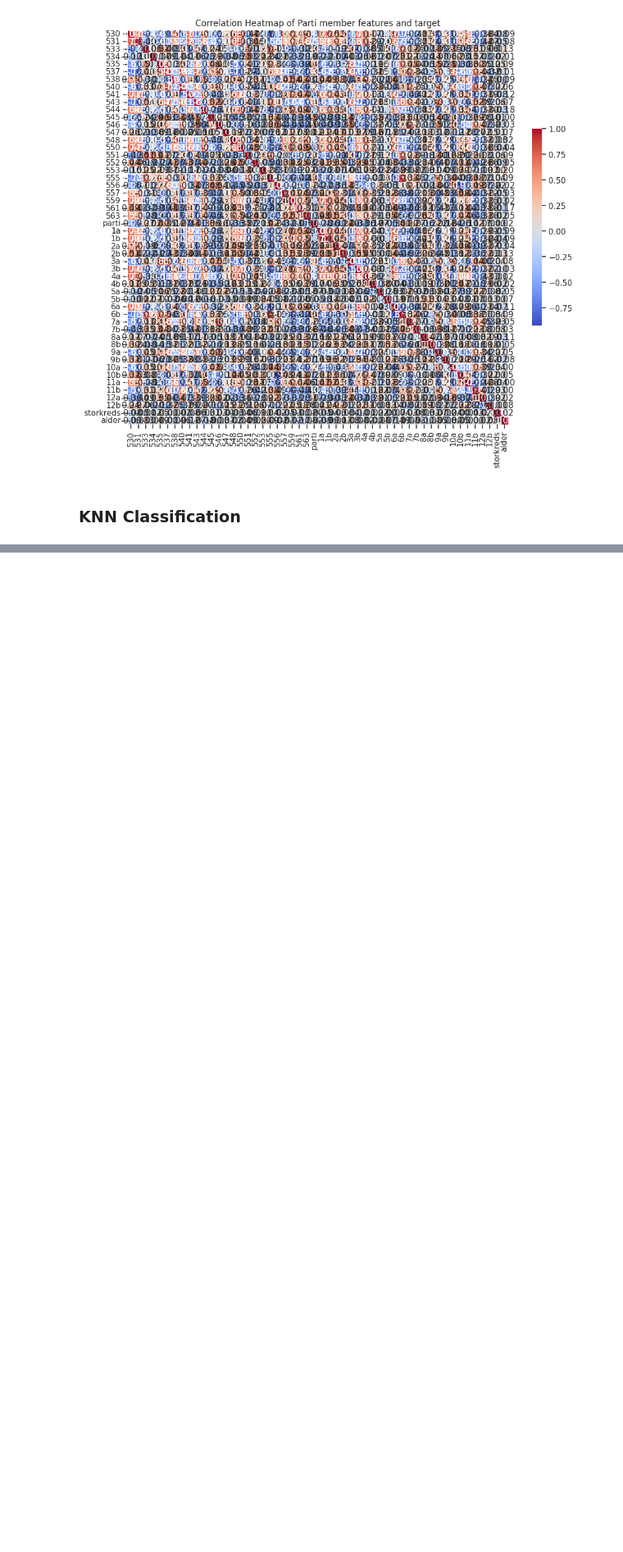
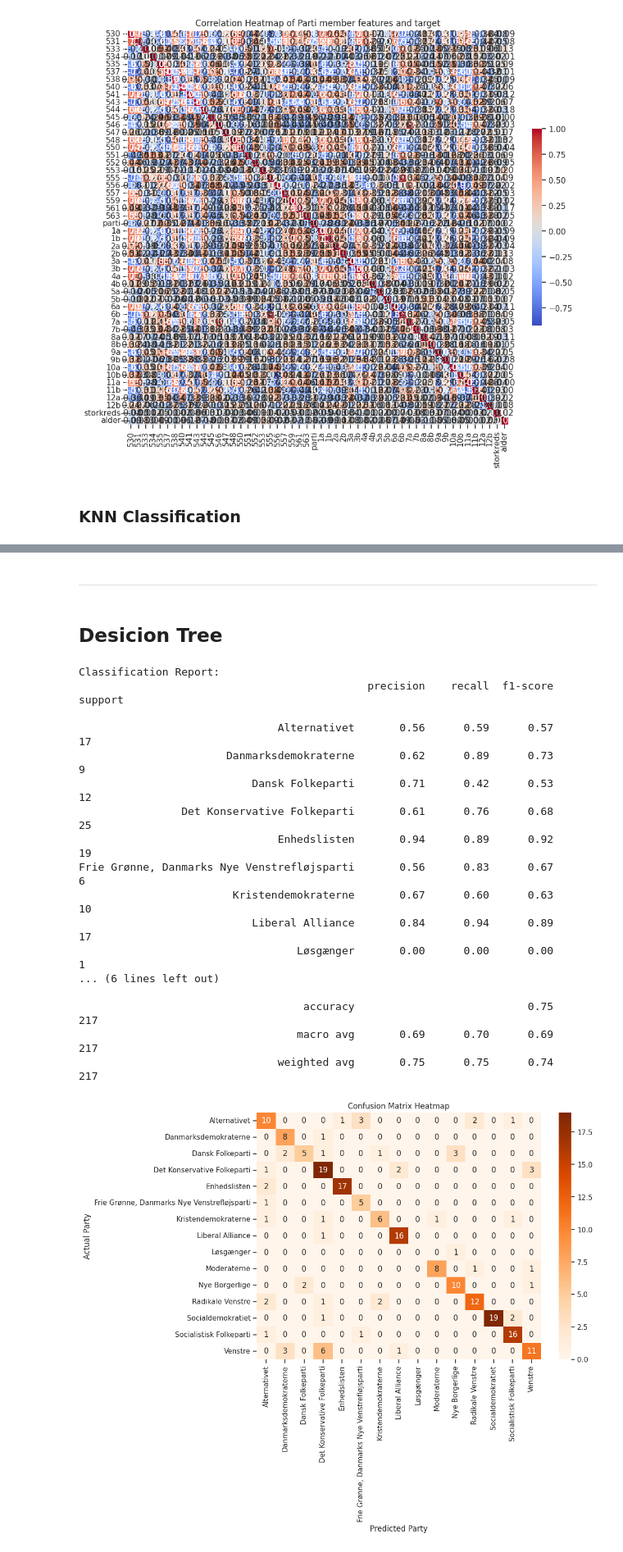
Before and after one commit to radoslavKiryazov/MAL, a Jupyter notebook: Assignment 2/2. Candidate Test 2022 I.ipynb, the cells around one changed output, grey strips where cells are left out. Shown at 82% size. Saved outputs shown, nothing was run; the diff lists cells and outputs as text; code cells hidden in the pictures; blank space fills up the shorter version.

Commit message:
Added Tree Based models

```diff
--- a/Assignment 2/2. Candidate Test 2022 I.ipynb
+++ b/Assignment 2/2. Candidate Test 2022 I.ipynb
@@ -389 +376,70 @@ Frie Grønne, Danmarks Nye Venstrefløjsparti       0.83      0.83      0.83
 [figure]
+# %% [markdown]
+---
+# %% [markdown]
+## Desicion Tree
+# %%
+from sklearn.tree import DecisionTreeClassifier
+
+
+X = alldata.drop(columns=['parti', 'navn', 'alder', 'storkreds'])  # 49 questions as features
+y = alldata['parti']  # Target: party affiliation
+
+# Encode target labels to integers (11a - number)
+label_encoder = LabelEncoder()
+y_encoded = label_encoder.fit_transform(y)
+
+# Split data into train and test sets
+X_train, X_test, y_train, y_test = train_test_split(X, y_encoded, stratify=y_encoded, random_state=0)
+
+# Create and train the Decision Tree classifier
+dt = DecisionTreeClassifier(random_state=0)
+dt.fit(X_train, y_train)
+
+# Evaluate the model on the test set
+y_pred = dt.predict(X_test)
+
+# Print the classification report
+print("Classification Report:")
+print(classification_report(y_test, y_pred, target_names=label_encoder.classes_, zero_division=0))
+
+# Print the confusion matrix
+cm = confusion_matrix(y_test, y_pred)
+
+# Plot confusion matrix heatmap
+plt.figure(figsize=(10, 7))
+sns.heatmap(cm, annot=True, fmt="d", cmap ="Oranges", xticklabels=label_encoder.classes_, yticklabels=label_encoder.classes_)
+plt.xlabel("Predicted Party")
+plt.ylabel("Actual Party")
+plt.title("Confusion Matrix Heatmap")
+plt.show()
+
+
+# Plot the feature importance
+importances = pd.Series(dt.feature_importances_, index=X.columns)
+importances = importances.sort_values(ascending=False)
+
+plt.figure(figsize=(15, 5))
+importances.plot(kind='bar')
+plt.title('Feature Importance')
+plt.tight_layout()
+plt.show()
+# %% [output]
+Classification Report:
+                                             precision    recall  f1-score   support
+
+                               Alternativet       0.56      0.59      0.57        17
+                       Danmarksdemokraterne       0.62      0.89      0.73         9
+                           Dansk Folkeparti       0.71      0.42      0.53        12
+                Det Konservative Folkeparti       0.61      0.76      0.68        25
+                               Enhedslisten       0.94      0.89      0.92        19
+Frie Grønne, Danmarks Nye Venstrefløjsparti       0.56      0.83      0.67         6
+                        Kristendemokraterne       0.67      0.60      0.63        10
+                           Liberal Alliance       0.84      0.94      0.89        17
+                                  Løsgænger       0.00      0.00      0.00         1
+... (6 lines left out)
+
+                                   accuracy                           0.75       217
+                                  macro avg       0.69      0.70      0.69       217
+                               weighted avg       0.75      0.75      0.74       217
+[figure, added]
```
Also changed, not shown: parts of 9 cells of this notebook.
